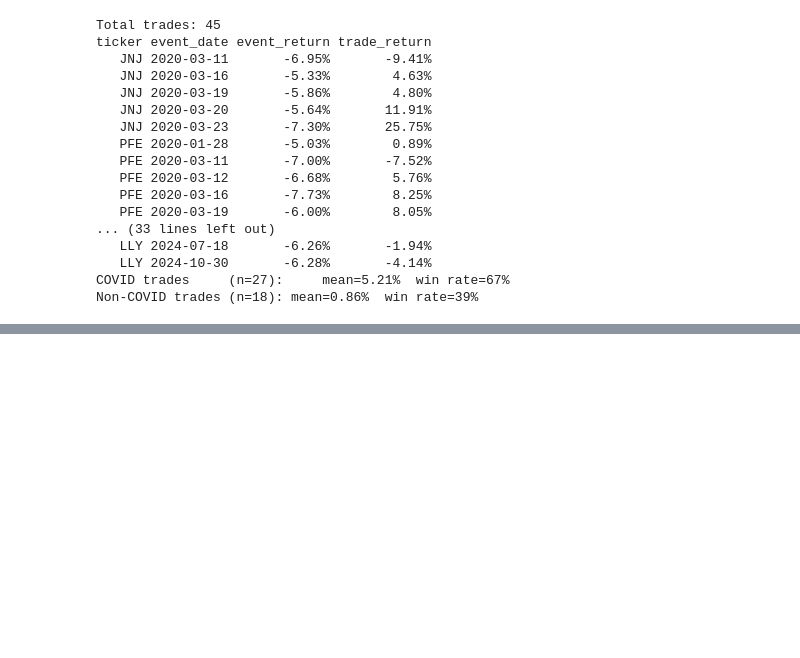
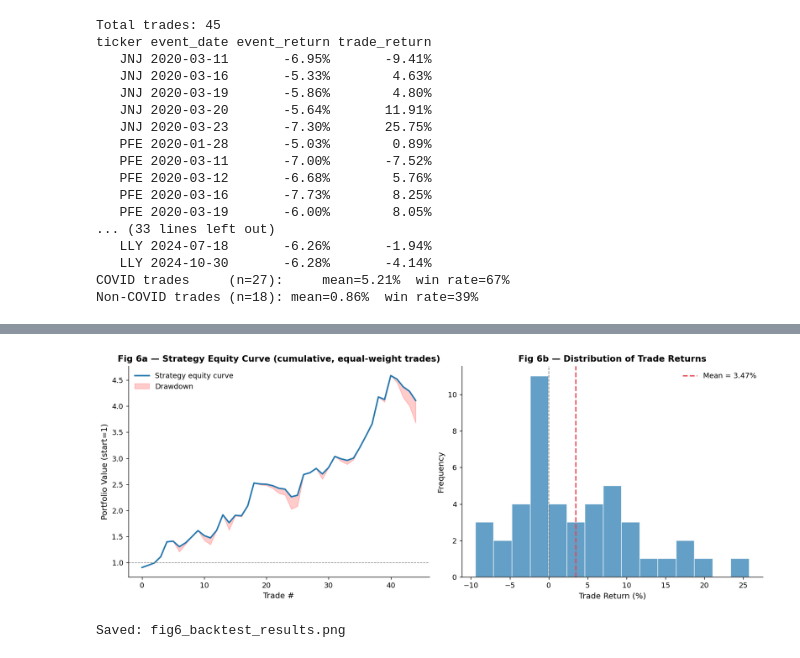
Before and after one commit to rahulrvu-24/Pharma-Quant-Analysis, a Jupyter notebook: pharma_quant_analysis.ipynb, the cells around one changed output, grey strips where cells are left out. Cells and saved outputs as stored; diff of their text form; code cells hidden in the pictures; blank space fills up the shorter version.

Commit message:
equity curve & trade distribution

```diff
--- a/pharma_quant_analysis.ipynb
+++ b/pharma_quant_analysis.ipynb
@@ -459,0 +473,34 @@ print("-" * 45)
+# %%
+# ─── Equity curve & trade distribution ──────────────────────────────────────
+fig, axes = plt.subplots(1, 2, figsize=(13, 5))
+
+# Equity curve
+ax1 = axes[0]
+ax1.plot(equity.values, color='#2176AE', lw=2, label='Strategy equity curve')
+ax1.fill_between(range(len(drawdown)), equity.values,
+                 (equity * (1 + drawdown)).values,
+                 alpha=0.2, color='red', label='Drawdown')
+ax1.axhline(1, color='grey', lw=0.8, linestyle='--')
+ax1.set_title("Fig 6a — Strategy Equity Curve (cumulative, equal-weight trades)")
+ax1.set_xlabel("Trade #")
+ax1.set_ylabel("Portfolio Value (start=1)")
+ax1.legend(frameon=False)
+
+# Return distribution
+ax2 = axes[1]
+ax2.hist(tr.values * 100, bins=15, color='#2176AE', alpha=0.7, edgecolor='white')
+ax2.axvline(0, color='grey', lw=1, linestyle='--')
+ax2.axvline(avg_return * 100, color='#E84855', lw=1.8,
+            linestyle='--', label=f'Mean = {avg_return*100:.2f}%')
+ax2.set_title("Fig 6b — Distribution of Trade Returns")
+ax2.set_xlabel("Trade Return (%)")
+ax2.set_ylabel("Frequency")
+ax2.legend(frameon=False)
+
+plt.tight_layout()
+plt.savefig("fig6_backtest_results.png", bbox_inches='tight')
+plt.show()
+print("Saved: fig6_backtest_results.png")
+# %% [output]
+[figure, added]
+Saved: fig6_backtest_results.png
```
Also changed, not shown: parts of 1 cell of this notebook, 1 other file.
